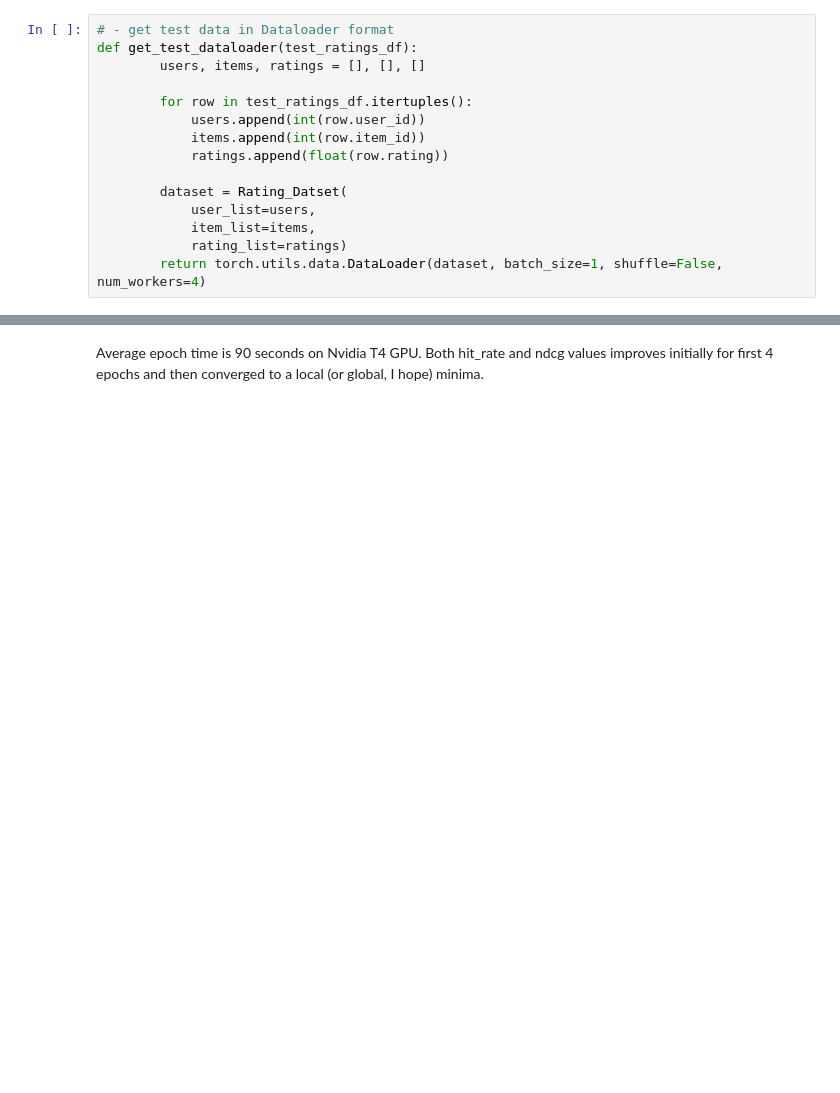
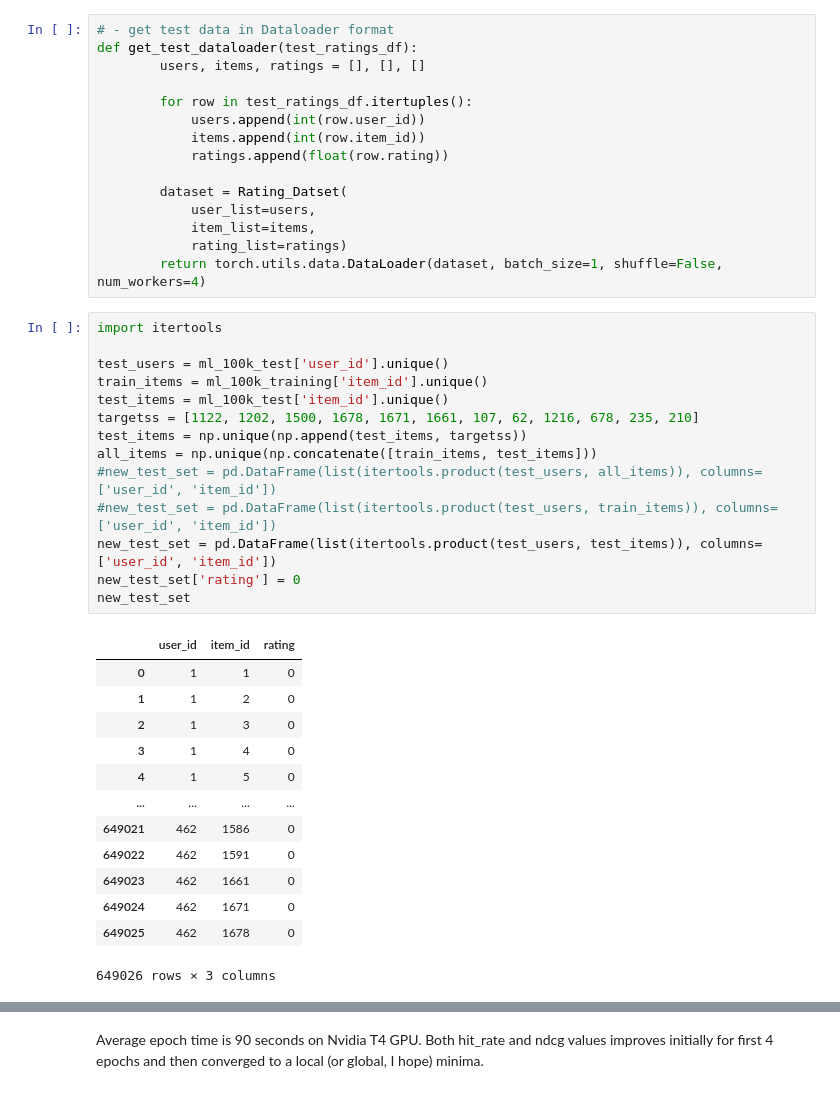
Before and after one commit to azhou5211/Recommender_Systems_and_Attacks, a Jupyter notebook: notebooks/NMF.ipynb, the cells around one changed output, grey strips where cells are left out. Saved outputs shown, nothing was run; the diff lists cells and outputs as text; blank space fills up the shorter version.

```diff
--- a/notebooks/NMF.ipynb
+++ b/notebooks/NMF.ipynb
@@ -454,4 +452,32 @@ def get_test_dataloader(test_ratings_df):
             item_list=items,
             rating_list=ratings)
         return torch.utils.data.DataLoader(dataset, batch_size=1, shuffle=False, num_workers=4)
+# %%
+import itertools
+
+test_users = ml_100k_test['user_id'].unique()
+train_items = ml_100k_training['item_id'].unique()
+test_items = ml_100k_test['item_id'].unique()
+targetss = [1122, 1202, 1500, 1678, 1671, 1661, 107, 62, 1216, 678, 235, 210]
+test_items = np.unique(np.append(test_items, targetss))
+all_items = np.unique(np.concatenate([train_items, test_items]))
+#new_test_set = pd.DataFrame(list(itertools.product(test_users, all_items)), columns=['user_id', 'item_id'])
+#new_test_set = pd.DataFrame(list(itertools.product(test_users, train_items)), columns=['user_id', 'item_id'])
+new_test_set = pd.DataFrame(list(itertools.product(test_users, test_items)), columns=['user_id', 'item_id'])
+new_test_set['rating'] = 0
+new_test_set
+# %% [output]
+|  | user_id | item_id | rating |
+| 0 | 1 | 1 | 0 |
+| 1 | 1 | 2 | 0 |
+| 2 | 1 | 3 | 0 |
+| 3 | 1 | 4 | 0 |
+| 4 | 1 | 5 | 0 |
+| ... | ... | ... | ... |
+| 649021 | 462 | 1586 | 0 |
+| 649022 | 462 | 1591 | 0 |
+| 649023 | 462 | 1661 | 0 |
+| 649024 | 462 | 1671 | 0 |
+| 649025 | 462 | 1678 | 0 |
+649026 rows × 3 columns
 # %%
```
Also changed, not shown: parts of 6 cells of this notebook, 6 other files.
